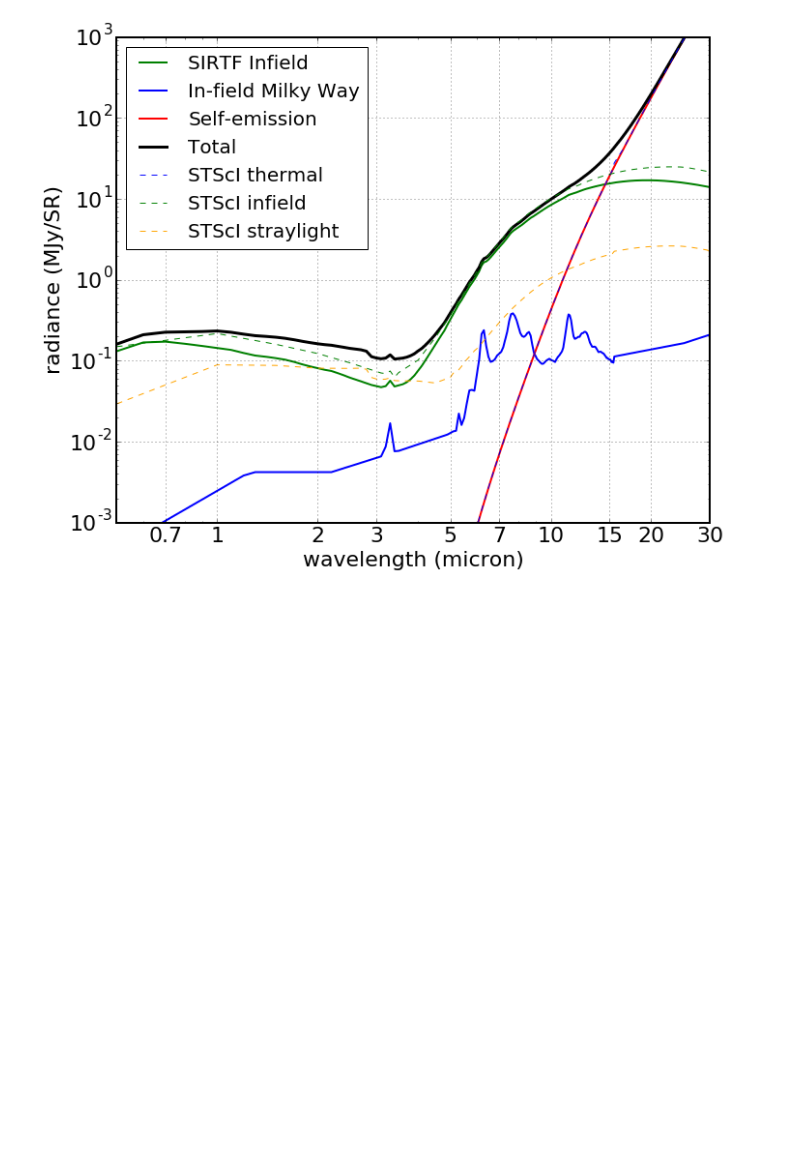
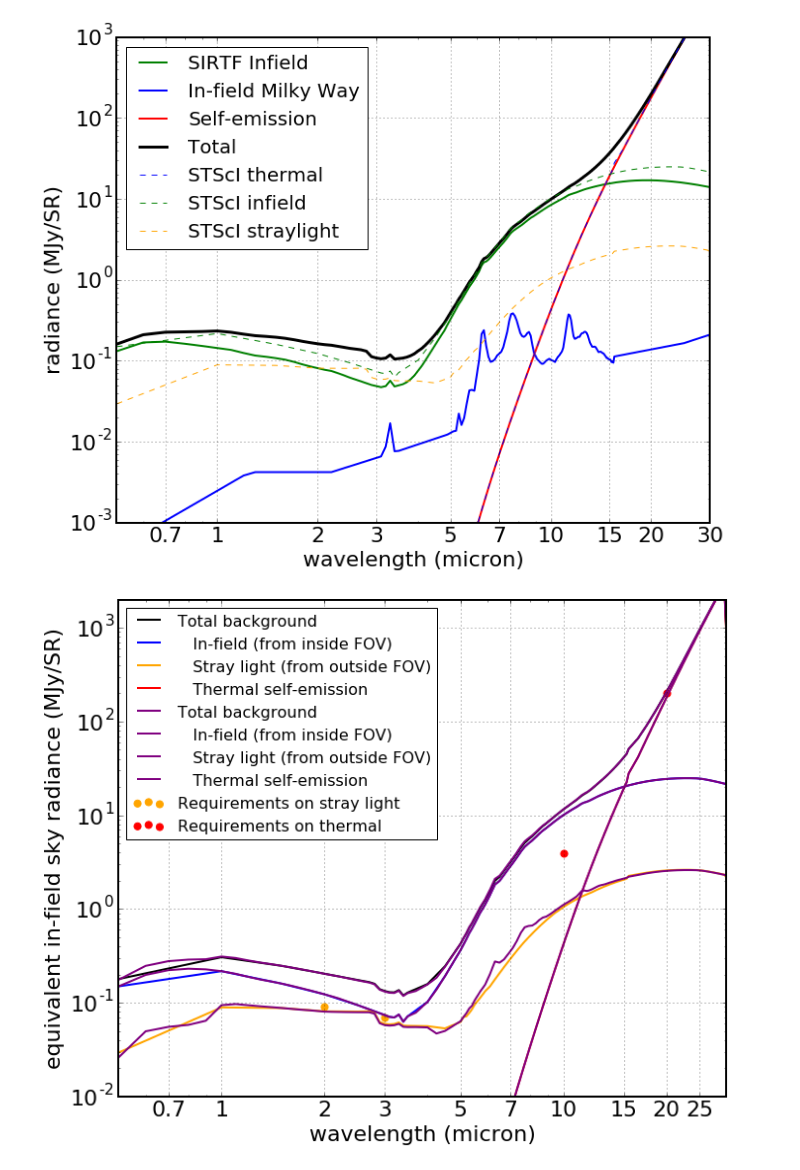
Before and after one commit to janerigby/NB, a Jupyter notebook: Illustrative plots of JWST backgrounds.ipynb, the cells around one changed output. Cells and saved outputs as stored; diff of their text form; code cells hidden in the pictures; blank space fills up the shorter version.

Commit message:
sanity checking that new bkg file from ETC

```diff
--- a/Illustrative plots of JWST backgrounds.ipynb
+++ b/Illustrative plots of JWST backgrounds.ipynb
@@ -18,8 +18,8 @@ Using matplotlib backend: MacOSX
 Populating the interactive namespace from numpy and matplotlib
 # %%
 # This is Jane's cobbled-together backgrounds, from running sirtf BackgroundModel.c
-miri_dir = "/Volumes/Apps_and_Docs/WORK/JWST/MIRI_bkgs/"
-zodi_dir = "/Volumes/Apps_and_Docs/WORK/JWST/ETC/1.2minzody/"
+miri_dir = "/Volumes/Apps_and_Docs/MISSIONS/JWST/MIRI_bkgs/"
+zodi_dir = "/Volumes/Apps_and_Docs/MISSIONS/JWST/ETC/1.2minzody/"
 therm = pandas.read_csv(miri_dir + "thermal_curve_jwst_jrigby_1.1.csv",  comment="#", names=("wave","SB"))
 jrr_sirtf = pandas.read_table(zodi_dir + "bkgs_one_file.txt", delim_whitespace=True, comment="#")
 jrr_sirtf.head()
@@ -97,4 +109,31 @@ plt.legend(loc=2, fontsize=20)
 # %%
 #Good.  The file from stsci (stsci_background.fits) is generally what I'd expect,
 # although the in-field normalization is higher.  Bad day?
+# %%
+# Let's check that the new bkg file is reasonable, compare to stsci's old bkg file
+#Let's make a new plot for publication, using STScI's file.
+plt.plot(stsci_df.wavelength, stsci_df.background, label="Total background", linewidth=2, color='k')
+plt.plot(stsci_df.wavelength, stsci_df.infield, label="   In-field (from inside FOV)", linewidth=2)
+plt.plot(stsci_df.wavelength, stsci_df.straylight, label="   Stray light (from outside FOV)", linewidth=2, color='orange')
+plt.plot(stsci_df.wavelength, stsci_df.thermal, label="   Thermal self-emission", linewidth=2, color='red')
+plt.plot(mydf.wavelength, mydf.background, label="Total background", linewidth=2, color='purple')
+plt.plot(mydf.wavelength, mydf.infield, label="   In-field (from inside FOV)", linewidth=2, color='purple')
+plt.plot(mydf.wavelength, mydf.straylight, label="   Stray light (from outside FOV)", linewidth=2, color='purple')
+plt.plot(mydf.wavelength, mydf.thermal, label="   Thermal self-emission", linewidth=2, color='purple')
+plt.scatter((2., 3.), (0.09, 0.07), s=50, label="Requirements on stray light", color="orange")
+plt.scatter((10., 20.), (3.9, 200), s=50, label="Requirements on thermal", color="red")
+
+plt.legend(loc=2, fontsize=16)
+plt.grid()
+plt.yscale('log')
+plt.xscale('log')
+plt.xlim(0.5,29.9)
+plt.ylim(1E-2,2E3)
+plt.xlabel("wavelength (micron)")
+plt.ylabel("equivalent in-field sky radiance (MJy/SR)")
+label_x = (0.7,1,2,3,5,7,10,15,20,25)
+plt.xticks(label_x, label_x)
+plt.savefig('jwst_primer_backgrounds_compare_new_old_bkgfile.pdf')
+# %% [output]
+[figure, added]
 # %%
```
Also changed, not shown: parts of 2 cells of this notebook, 3 other files.
